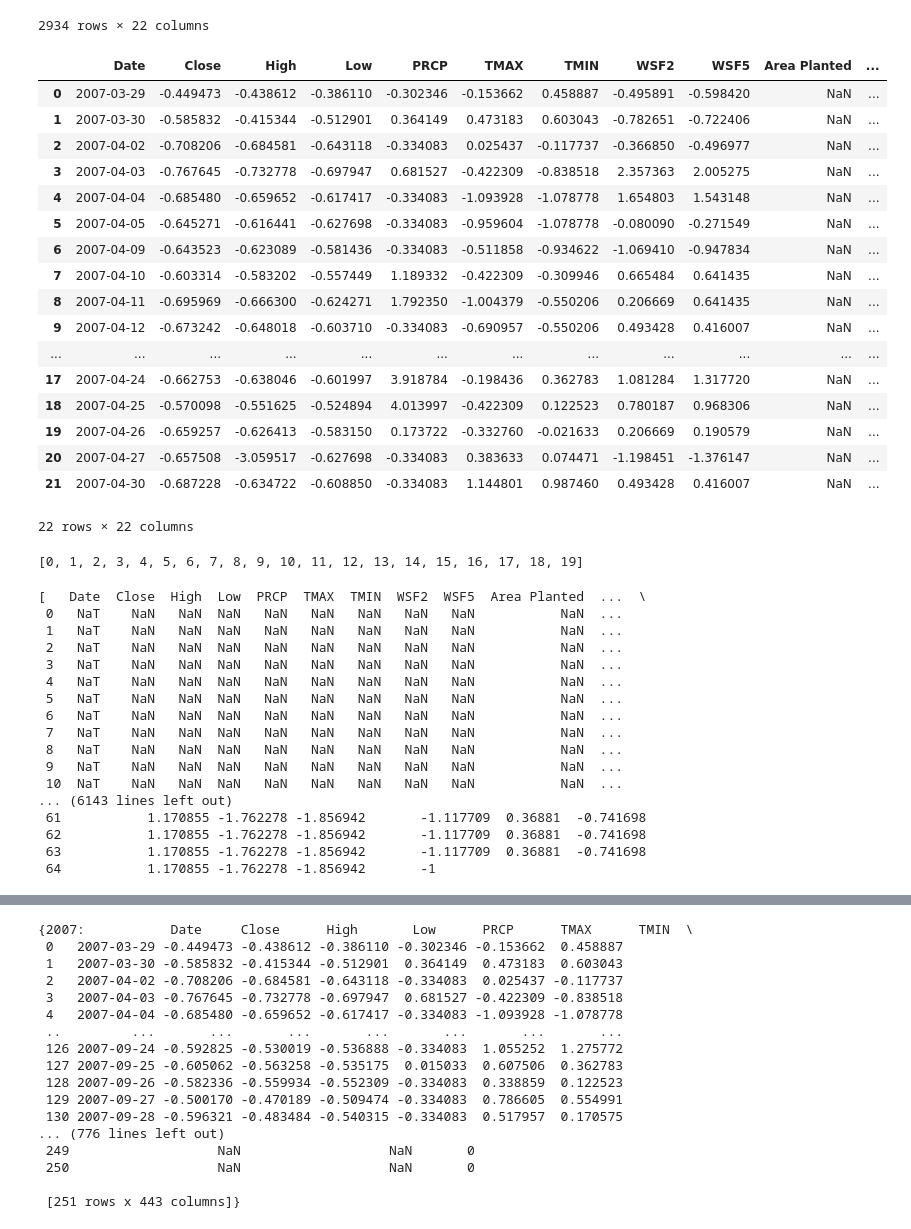
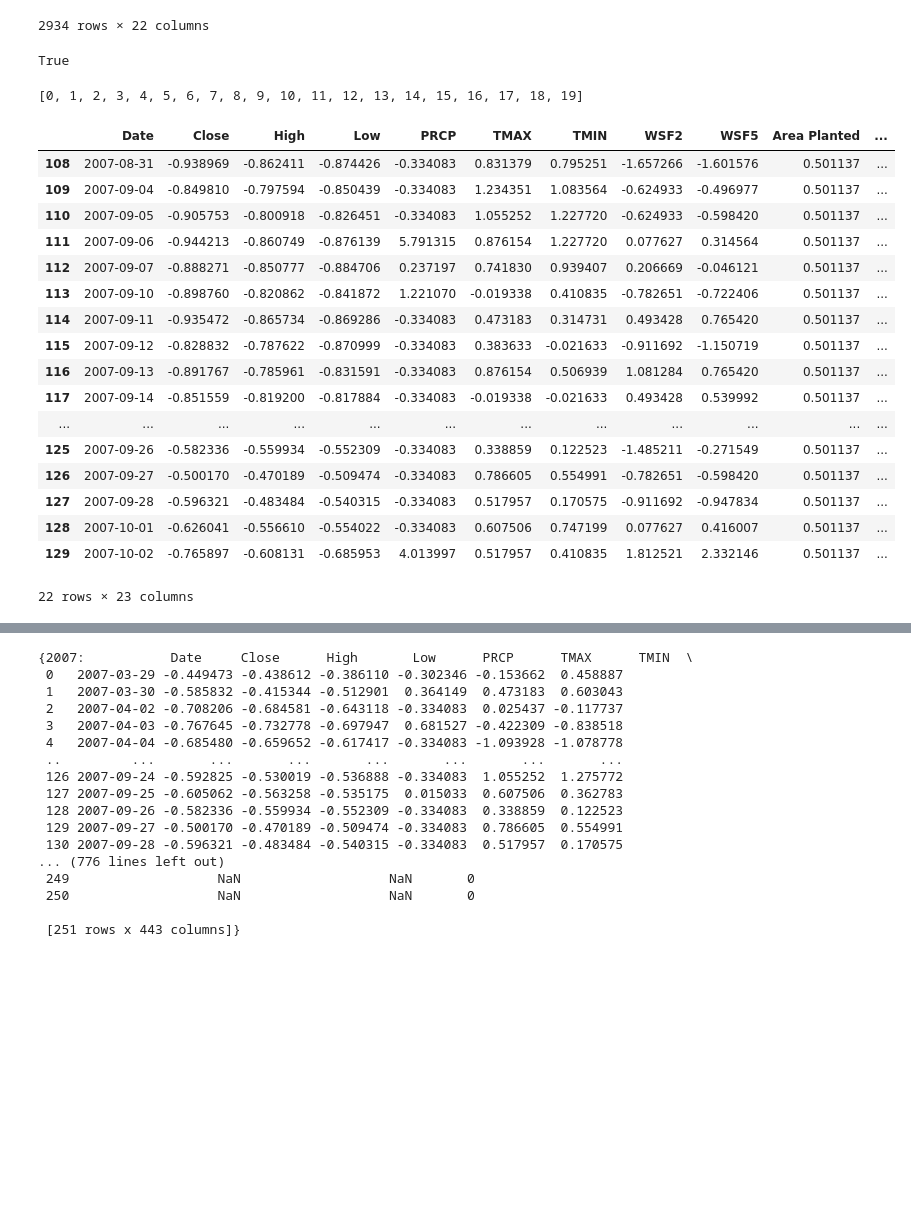
Before and after one commit to evanlipton/EENG439_CornPredictions, a Jupyter notebook: Data_Cleaning.ipynb, the cells around one changed output, grey strips where cells are left out. Saved outputs shown, nothing was run; the diff lists cells and outputs as text; code cells hidden in the pictures; blank space fills up the shorter version.

Commit message:
fixed the days since harvest

```diff
--- a/Data_Cleaning.ipynb
+++ b/Data_Cleaning.ipynb
@@ -424,26 +424,9 @@ subset_matrices = []
 for i in range(len(subset)):
     subset_matrices.append(subset.iloc[i-22:i,0:23])
 # %%
-subset_matrices[22]
+subset_matrices[22].isnull().values.any()
 # %% [output]
-|  | Date | Close | High | Low | PRCP | TMAX | TMIN | WSF2 | WSF5 | Area Planted | ... |
-| 0 | 2007-03-29 | -0.449473 | -0.438612 | -0.386110 | -0.302346 | -0.153662 | 0.458887 | -0.495891 | -0.598420 | NaN | ... |
-| 1 | 2007-03-30 | -0.585832 | -0.415344 | -0.512901 | 0.364149 | 0.473183 | 0.603043 | -0.782651 | -0.722406 | NaN | ... |
-| 2 | 2007-04-02 | -0.708206 | -0.684581 | -0.643118 | -0.334083 | 0.025437 | -0.117737 | -0.366850 | -0.496977 | NaN | ... |
-| 3 | 2007-04-03 | -0.767645 | -0.732778 | -0.697947 | 0.681527 | -0.422309 | -0.838518 | 2.357363 | 2.005275 | NaN | ... |
-| 4 | 2007-04-04 | -0.685480 | -0.659652 | -0.617417 | -0.334083 | -1.093928 | -1.078778 | 1.654803 | 1.543148 | NaN | ... |
-| 5 | 2007-04-05 | -0.645271 | -0.616441 | -0.627698 | -0.334083 | -0.959604 | -1.078778 | -0.080090 | -0.271549 | NaN | ... |
-| 6 | 2007-04-09 | -0.643523 | -0.623089 | -0.581436 | -0.334083 | -0.511858 | -0.934622 | -1.069410 | -0.947834 | NaN | ... |
-| 7 | 2007-04-10 | -0.603314 | -0.583202 | -0.557449 | 1.189332 | -0.422309 | -0.309946 | 0.665484 | 0.641435 | NaN | ... |
-| 8 | 2007-04-11 | -0.695969 | -0.666300 | -0.624271 | 1.792350 | -1.004379 | -0.550206 | 0.206669 | 0.641435 | NaN | ... |
-| 9 | 2007-04-12 | -0.673242 | -0.648018 | -0.603710 | -0.334083 | -0.690957 | -0.550206 | 0.493428 | 0.416007 | NaN | ... |
-| ... | ... | ... | ... | ... | ... | ... | ... | ... | ... | ... | ... |
-| 17 | 2007-04-24 | -0.662753 | -0.638046 | -0.601997 | 3.918784 | -0.198436 | 0.362783 | 1.081284 | 1.317720 | NaN | ... |
-| 18 | 2007-04-25 | -0.570098 | -0.551625 | -0.524894 | 4.013997 | -0.422309 | 0.122523 | 0.780187 | 0.968306 | NaN | ... |
-| 19 | 2007-04-26 | -0.659257 | -0.626413 | -0.583150 | 0.173722 | -0.332760 | -0.021633 | 0.206669 | 0.190579 | NaN | ... |
-| 20 | 2007-04-27 | -0.657508 | -3.059517 | -0.627698 | -0.334083 | 0.383633 | 0.074471 | -1.198451 | -1.376147 | NaN | ... |
-| 21 | 2007-04-30 | -0.687228 | -0.634722 | -0.608850 | -0.334083 | 1.144801 | 0.987460 | 0.493428 | 0.416007 | NaN | ... |
-22 rows × 22 columns
+True
 # %%
 [x for x in range(20)]
 # %% [output]
@@ -464,32 +447,34 @@ for year in data_years:
             subset_matrices[i+1]['Days Since Harvest'] = [x for x in range(days_since_harvest-21, days_since_harvest+1)]
             matrices_dict[year].append(subset_matrices[i+1])
             i = i + 1
+            days_since_harvest
 # %%
 for key in matrices_dict.keys():
     length = [x for x in range(-21, len(matrices_dict[key]))]
 
     for i in range(len(matrices_dict[key])):
         matrices_dict[key][i]['Days Since Harvest'] = (matrices_dict[key][i]['Days Since Harvest'] - np.mean(length))/np.std(length)
-# %%
-matrices_dict[key]
-# %% [output]
-[   Date  Close  High  Low  PRCP  TMAX  TMIN  WSF2  WSF5  Area Planted  ...  \
- 0   NaT    NaN   NaN  NaN   NaN   NaN   NaN   NaN   NaN           NaN  ...
- 1   NaT    NaN   NaN  NaN   NaN   NaN   NaN   NaN   NaN           NaN  ...
- 2   NaT    NaN   NaN  NaN   NaN   NaN   NaN   NaN   NaN           NaN  ...
- 3   NaT    NaN   NaN  NaN   NaN   NaN   NaN   NaN   NaN           NaN  ...
- 4   NaT    NaN   NaN  NaN   NaN   NaN   NaN   NaN   NaN           NaN  ...
- 5   NaT    NaN   NaN  NaN   NaN   NaN   NaN   NaN   NaN           NaN  ...
- 6   NaT    NaN   NaN  NaN   NaN   NaN   NaN   NaN   NaN           NaN  ...
- 7   NaT    NaN   NaN  NaN   NaN   NaN   NaN   NaN   NaN           NaN  ...
- 8   NaT    NaN   NaN  NaN   NaN   NaN   NaN   NaN   NaN           NaN  ...
- 9   NaT    NaN   NaN  NaN   NaN   NaN   NaN   NaN   NaN           NaN  ...
- 10  NaT    NaN   NaN  NaN   NaN   NaN   NaN   NaN   NaN           NaN  ...
-... (6143 lines left out)
- 61           1.170855 -1.762278 -1.856942       -1.117709  0.36881  -0.741698
- 62           1.170855 -1.762278 -1.856942       -1.117709  0.36881  -0.741698
- 63           1.170855 -1.762278 -1.856942       -1.117709  0.36881  -0.741698
- 64           1.170855 -1.762278 -1.856942       -1
+# %%
+matrices_dict[2008][1]
+# %% [output]
+|  | Date | Close | High | Low | PRCP | TMAX | TMIN | WSF2 | WSF5 | Area Planted | ... |
+| 108 | 2007-08-31 | -0.938969 | -0.862411 | -0.874426 | -0.334083 | 0.831379 | 0.795251 | -1.657266 | -1.601576 | 0.501137 | ... |
+| 109 | 2007-09-04 | -0.849810 | -0.797594 | -0.850439 | -0.334083 | 1.234351 | 1.083564 | -0.624933 | -0.496977 | 0.501137 | ... |
+| 110 | 2007-09-05 | -0.905753 | -0.800918 | -0.826451 | -0.334083 | 1.055252 | 1.227720 | -0.624933 | -0.598420 | 0.501137 | ... |
+| 111 | 2007-09-06 | -0.944213 | -0.860749 | -0.876139 | 5.791315 | 0.876154 | 1.227720 | 0.077627 | 0.314564 | 0.501137 | ... |
+| 112 | 2007-09-07 | -0.888271 | -0.850777 | -0.884706 | 0.237197 | 0.741830 | 0.939407 | 0.206669 | -0.046121 | 0.501137 | ... |
+| 113 | 2007-09-10 | -0.898760 | -0.820862 | -0.841872 | 1.221070 | -0.019338 | 0.410835 | -0.782651 | -0.722406 | 0.501137 | ... |
+| 114 | 2007-09-11 | -0.935472 | -0.865734 | -0.869286 | -0.334083 | 0.473183 | 0.314731 | 0.493428 | 0.765420 | 0.501137 | ... |
+| 115 | 2007-09-12 | -0.828832 | -0.787622 | -0.870999 | -0.334083 | 0.383633 | -0.021633 | -0.911692 | -1.150719 | 0.501137 | ... |
+| 116 | 2007-09-13 | -0.891767 | -0.785961 | -0.831591 | -0.334083 | 0.876154 | 0.506939 | 1.081284 | 0.765420 | 0.501137 | ... |
+| 117 | 2007-09-14 | -0.851559 | -0.819200 | -0.817884 | -0.334083 | -0.019338 | -0.021633 | 0.493428 | 0.539992 | 0.501137 | ... |
+| ... | ... | ... | ... | ... | ... | ... | ... | ... | ... | ... | ... |
+| 125 | 2007-09-26 | -0.582336 | -0.559934 | -0.552309 | -0.334083 | 0.338859 | 0.122523 | -1.485211 | -0.271549 | 0.501137 | ... |
+| 126 | 2007-09-27 | -0.500170 | -0.470189 | -0.509474 | -0.334083 | 0.786605 | 0.554991 | -0.782651 | -0.598420 | 0.501137 | ... |
+| 127 | 2007-09-28 | -0.596321 | -0.483484 | -0.540315 | -0.334083 | 0.517957 | 0.170575 | -0.911692 | -0.947834 | 0.501137 | ... |
+| 128 | 2007-10-01 | -0.626041 | -0.556610 | -0.554022 | -0.334083 | 0.607506 | 0.747199 | 0.077627 | 0.416007 | 0.501137 | ... |
+| 129 | 2007-10-02 | -0.765897 | -0.608131 | -0.685953 | 4.013997 | 0.517957 | 0.410835 | 1.812521 | 2.332146 | 0.501137 | ... |
+22 rows × 23 columns
 # %%
 len(subset_matrices)
 # %%
```
Also changed, not shown: parts of 2 cells of this notebook, 1 other file.
